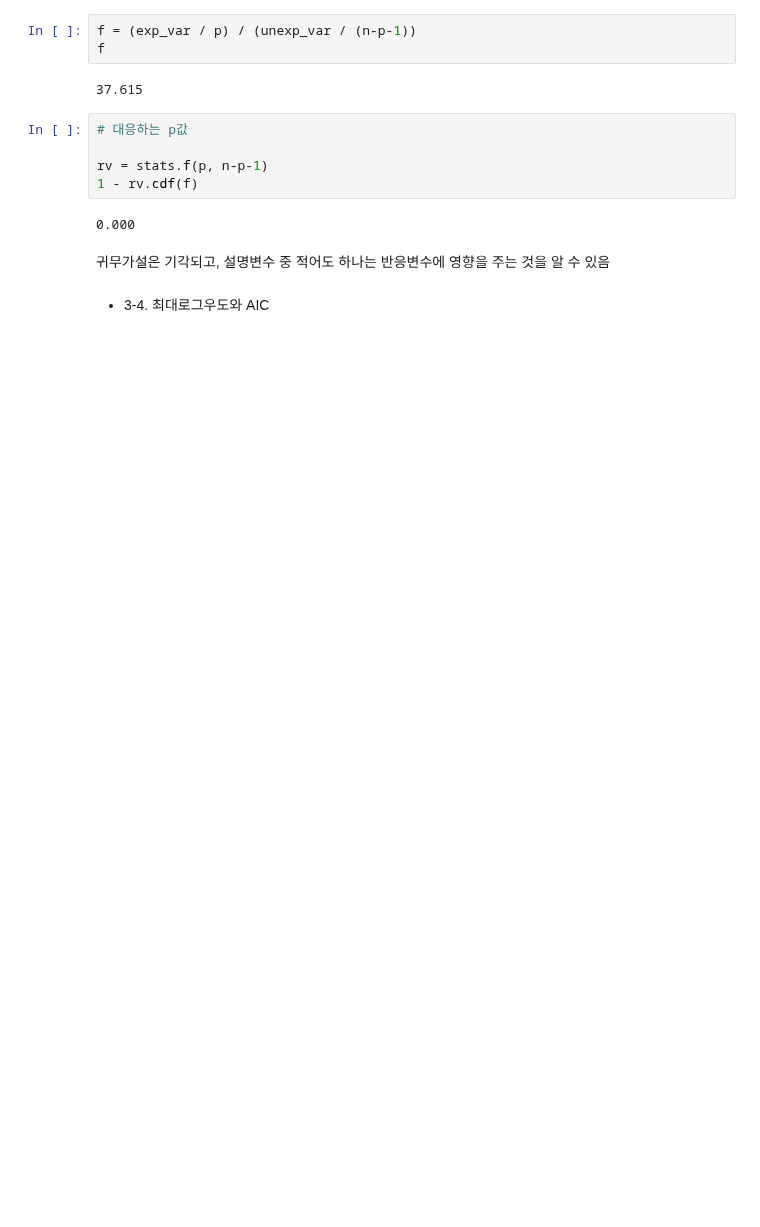
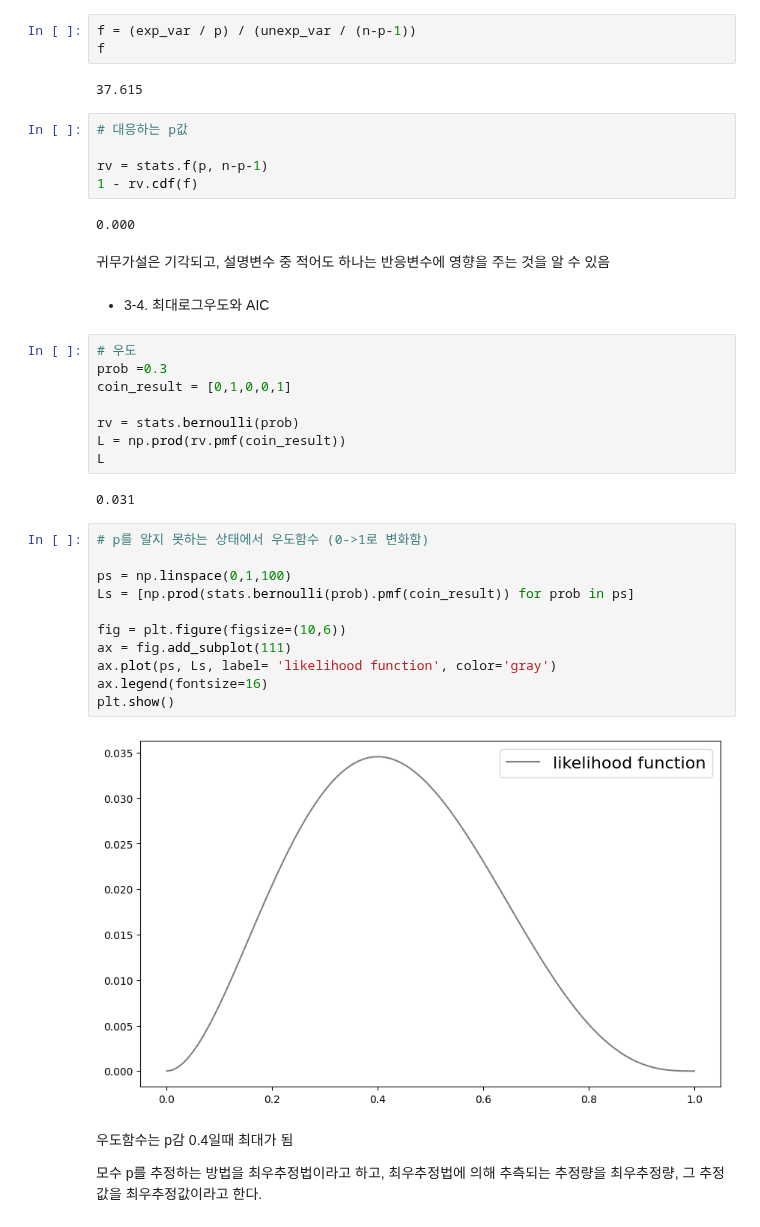
Before and after one commit to suhyehye/ADP-study, a Jupyter notebook: 누구나파이썬통계분석/12. 회귀분석/ch_12.ipynb, the cells around one changed output. Cells and saved outputs as stored; diff of their text form; blank space fills up the shorter version.

```diff
--- a/누구나파이썬통계분석/12. 회귀분석/ch_12.ipynb
+++ b/누구나파이썬통계분석/12. 회귀분석/ch_12.ipynb
@@ -349,3 +349,30 @@ rv = stats.f(p, n-p-1)
 귀무가설은 기각되고, 설명변수 중 적어도 하나는 반응변수에 영향을 주는 것을 알 수 있음
 # %% [markdown]
 - 3-4. 최대로그우도와 AIC
+# %%
+# 우도
+prob =0.3
+coin_result = [0,1,0,0,1]
+
+rv = stats.bernoulli(prob)
+L = np.prod(rv.pmf(coin_result))
+L
+# %% [output]
+0.031
+# %%
+# p를 알지 못하는 상태에서 우도함수 (0->1로 변화함)
+
+ps = np.linspace(0,1,100)
+Ls = [np.prod(stats.bernoulli(prob).pmf(coin_result)) for prob in ps]
+
+fig = plt.figure(figsize=(10,6))
+ax = fig.add_subplot(111)
+ax.plot(ps, Ls, label= 'likelihood function', color='gray')
+ax.legend(fontsize=16)
+plt.show()
+# %% [output]
+[figure, added]
+# %% [markdown]
+우도함수는 p감 0.4일때 최대가 됨
+
+모수 p를 추정하는 방법을 최우추정법이라고 하고, 최우추정법에 의해 추측되는 추정량을 최우추정량, 그 추정값을 최우추정값이라고 한다.
```
Also changed, not shown: parts of 16 cells of this notebook.
